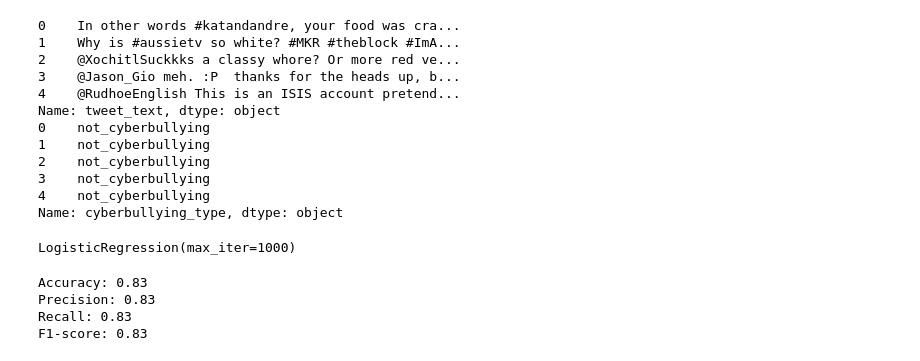
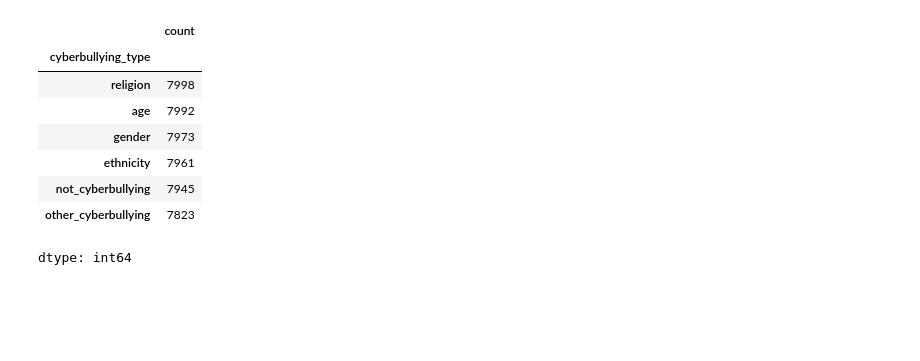
Before and after one commit to ramizcihe/week4-cihe240058, a Jupyter notebook: week4.ipynb, the cells around one changed output. Saved outputs shown, nothing was run; the diff lists cells and outputs as text; code cells hidden in the pictures; blank space fills up the shorter version.

```diff
--- a/week4.ipynb
+++ b/week4.ipynb
@@ -455,27 +32,0 @@ labels = df['cyberbullying_type']
-# %%
-# 6️⃣ Features and labels
-
-# Earlier it was incorrect because we tried to use 'text' and 'label',
-# but our dataset actually has 'tweet_text' and 'cyberbullying_type'.
-# X = df['text']
-# y = df['label']
-
-# Corrected version:
-X = df['tweet_text']
-y = df['cyberbullying_type']
-
-print(X.head())
-print(y.head())
-# %% [output]
-0    In other words #katandandre, your food was cra...
-1    Why is #aussietv so white? #MKR #theblock #ImA...
-2    @XochitlSuckkks a classy whore? Or more red ve...
-3    @Jason_Gio meh. :P  thanks for the heads up, b...
-4    @RudhoeEnglish This is an ISIS account pretend...
-Name: tweet_text, dtype: object
-0    not_cyberbullying
-1    not_cyberbullying
-2    not_cyberbullying
-3    not_cyberbullying
-4    not_cyberbullying
-Name: cyberbullying_type, dtype: object
@@ -485,0 +33,12 @@ X_tfidf = vectorizer.fit_transform(X)
+# %%
+df['cyberbullying_type'].value_counts()
+# %% [output]
+|  | count |
+| cyberbullying_type |  |
+| religion | 7998 |
+| age | 7992 |
+| gender | 7973 |
+| ethnicity | 7961 |
+| not_cyberbullying | 7945 |
+| other_cyberbullying | 7823 |
+dtype: int64
@@ -489,6 +53,0 @@ X_train, X_test, y_train, y_test = train_test_split(X_tfidf, y, test_size=0.2, r
-# %%
-# 9️⃣ Train Logistic Regression model
-model = LogisticRegression(max_iter=1000)
-model.fit(X_train, y_train)
-# %% [output]
-LogisticRegression(max_iter=1000)
@@ -498,16 +53,0 @@ y_pred = model.predict(X_test)
-# %%
-# 1️⃣1️⃣ Calculate metrics
-accuracy = accuracy_score(y_test, y_pred)
-precision = precision_score(y_test, y_pred, average='weighted')
-recall = recall_score(y_test, y_pred, average='weighted')
-f1 = f1_score(y_test, y_pred, average='weighted')
-
-print(f"Accuracy: {accuracy:.2f}")
-print(f"Precision: {precision:.2f}")
-print(f"Recall: {recall:.2f}")
-print(f"F1-score: {f1:.2f}")
-# %% [output]
-Accuracy: 0.83
-Precision: 0.83
-Recall: 0.83
-F1-score: 0.83
```
Also changed, not shown: parts of 48 cells of this notebook.
